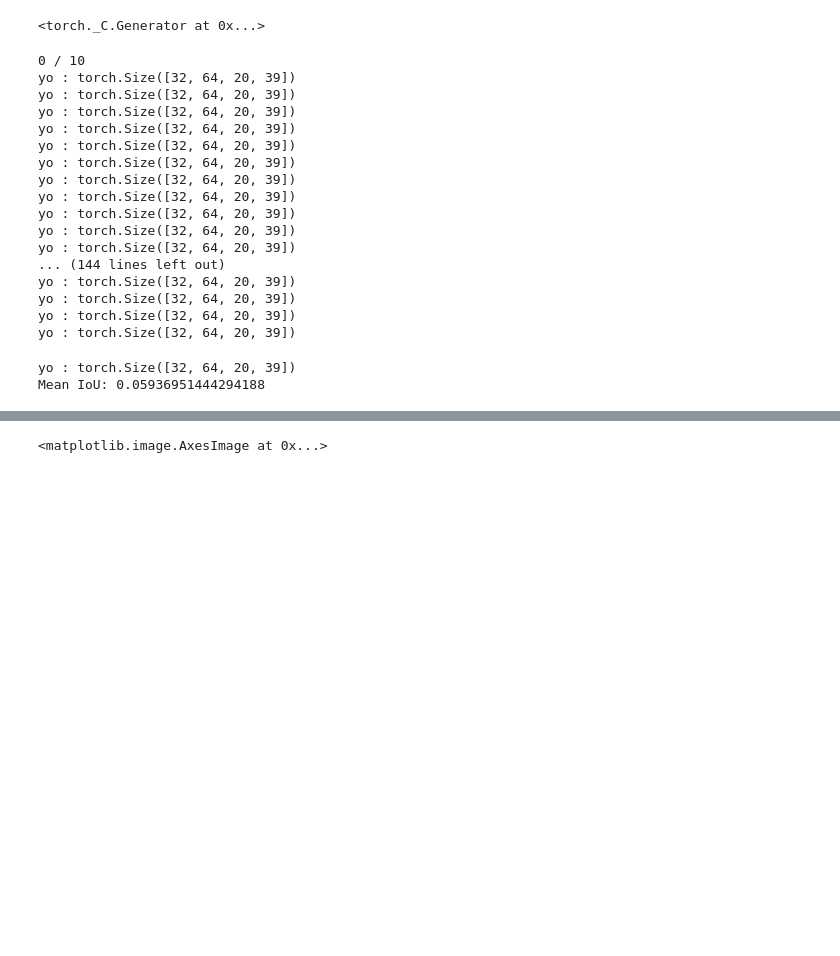
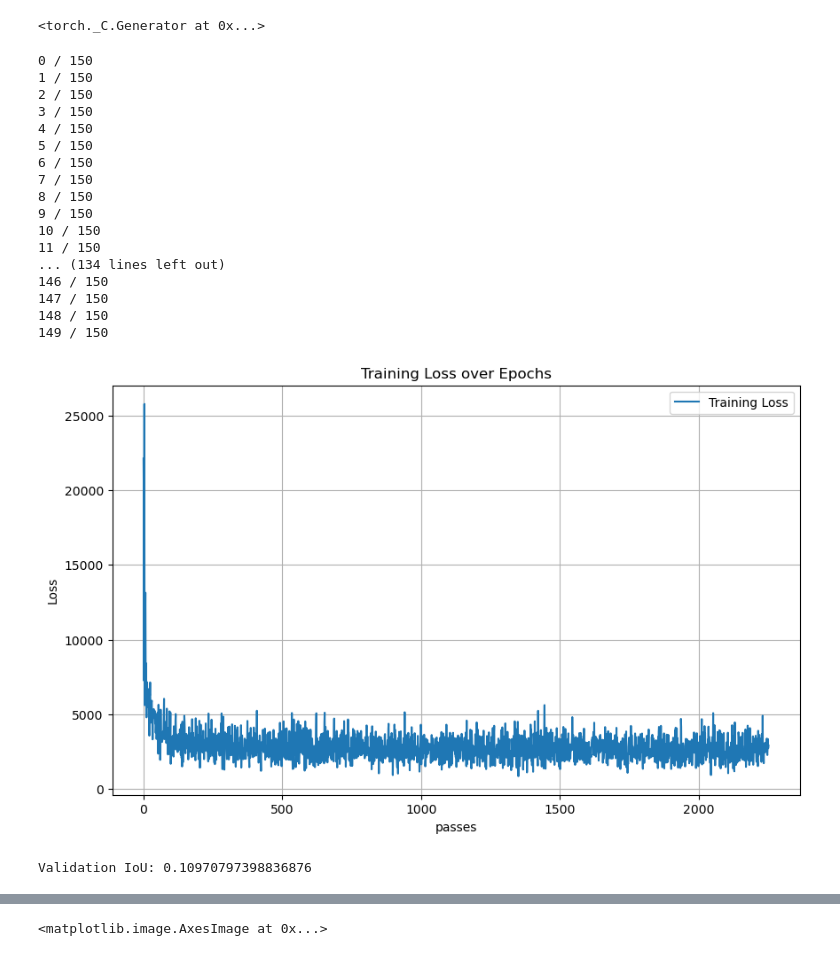
Before and after one commit to PaMilot/Car-detection, a Jupyter notebook: own_model.ipynb, the cells around one changed output, grey strips where cells are left out. Drawn from its saved outputs; the diff is of its cells as text; code cells hidden in the pictures; blank space fills up the shorter version.

```diff
--- a/own_model.ipynb
+++ b/own_model.ipynb
@@ -253,33 +286,51 @@ import torch.optim as optim
 
 # images INITIAL shape : 676 x 380
 
-learning_rate = 0.001
-epochs = 10
+learning_rate = 0.0005
+epochs = 150
 # model = CarNet(1, threshold=1.0)
 model = CarNet()
 
 criterion = nn.MSELoss()
-optimizer = optim.Adam(model.parameters(), lr=learning_rate)
+optimizer = optim.AdamW(model.parameters(), lr=learning_rate)
 
 output=train(model, criterion, train_loader, val_loader, optimizer, epochs)
+
+# TRY TO VISUALIZE THE LOSS OVER EPOCH
+# ALSO : IoU for train and test
 # %% [output]
-0 / 10
-yo : torch.Size([32, 64, 20, 39])
-yo : torch.Size([32, 64, 20, 39])
-yo : torch.Size([32, 64, 20, 39])
-yo : torch.Size([32, 64, 20, 39])
-yo : torch.Size([32, 64, 20, 39])
-yo : torch.Size([32, 64, 20, 39])
-yo : torch.Size([32, 64, 20, 39])
-yo : torch.Size([32, 64, 20, 39])
-yo : torch.Size([32, 64, 20, 39])
-yo : torch.Size([32, 64, 20, 39])
-yo : torch.Size([32, 64, 20, 39])
-... (144 lines left out)
-yo : torch.Size([32, 64, 20, 39])
-yo : torch.Size([32, 64, 20, 39])
-yo : torch.Size([32, 64, 20, 39])
-yo : torch.Size([32, 64, 20, 39])
+0 / 150
+1 / 150
+2 / 150
+3 / 150
+4 / 150
+5 / 150
+6 / 150
+7 / 150
+8 / 150
+9 / 150
+10 / 150
+11 / 150
+... (134 lines left out)
+146 / 150
+147 / 150
+148 / 150
+149 / 150
+# %%
+training_loss = output['training_loss']
+
+epochs = range(1, len(training_loss) + 1)
+
+plt.figure(figsize=(10, 6))
+plt.plot(epochs, training_loss, label='Training Loss')
+plt.xlabel('passes')
+plt.ylabel('Loss')
+plt.title('Training Loss over Epochs')
+plt.legend()
+plt.grid(True)
+plt.show()
+# %% [output]
+[figure, added]
 # %%
 model.eval()
 total_iou = 0.0
@@ -303,7 +354,6 @@ with torch.no_grad():
         num_batches += 1
 
 mean_iou = total_iou / num_batches
-print(f"Mean IoU: {mean_iou}")
+print(f"Validation IoU: {mean_iou}")
 # %% [output]
-yo : torch.Size([32, 64, 20, 39])
-Mean IoU: 0.05936951444294188
+Validation IoU: 0.10970797398836876
```
Also changed, not shown: parts of 13 cells of this notebook.
